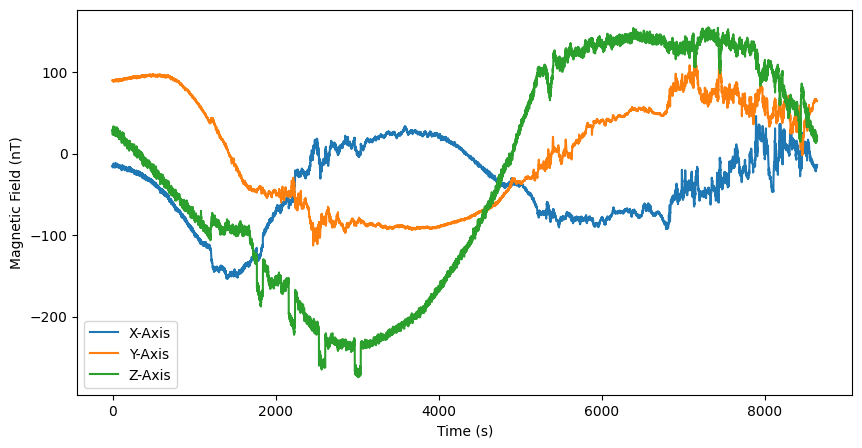
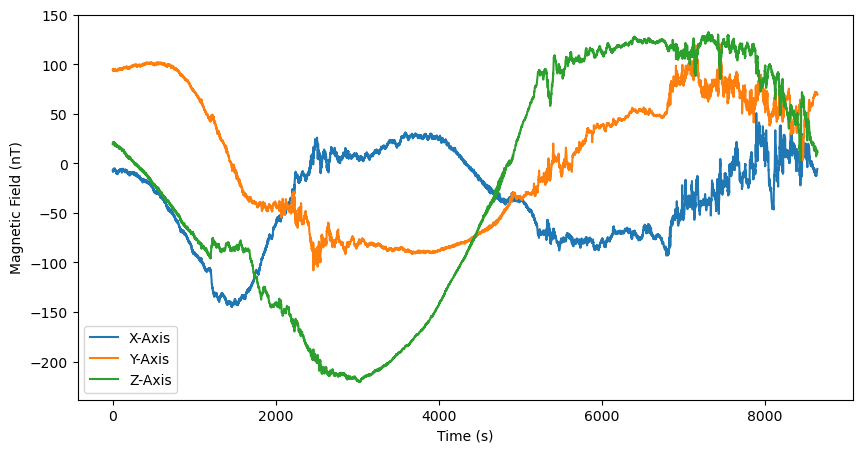
Unified diff of the notebook cell whose output changed from the first chart to the second:
--- before
+++ after
@@ -1,17 +1,21 @@
-from magprime.algorithms import NESS
-from magprime.utility import calculate_coupling_coefficients
+from magprime.algorithms import UBSS
 
+"Detrend the data"
+UBSS.detrend = False
 
 "Algorithm Parameters"
-NESS.aii = calculate_coupling_coefficients(B, fs = 0.1, sspTol=20)
+UBSS.sigma = 10
+UBSS.fs = .1
+UBSS.cs_iters = 2
+UBSS.bpo = 5
 
 "Clean the data"
-B_ness = NESS.clean(np.copy(B))
+B_ubss = UBSS.clean(np.copy(B), triaxial=True)
 
 "Plot the data"
 plt.figure(figsize=(10, 5))
-plt.plot(B_ness[0], label="X-Axis")
-plt.plot(B_ness[1], label="Y-Axis")
-plt.plot(B_ness[2], label="Z-Axis")
+plt.plot(B_ubss[0], label="X-Axis")
+plt.plot(B_ubss[1], label="Y-Axis")
+plt.plot(B_ubss[2], label="Z-Axis")
 plt.xlabel("Time (s)")
 plt.ylabel("Magnetic Field (nT)")

Commit: Cleaned up repository